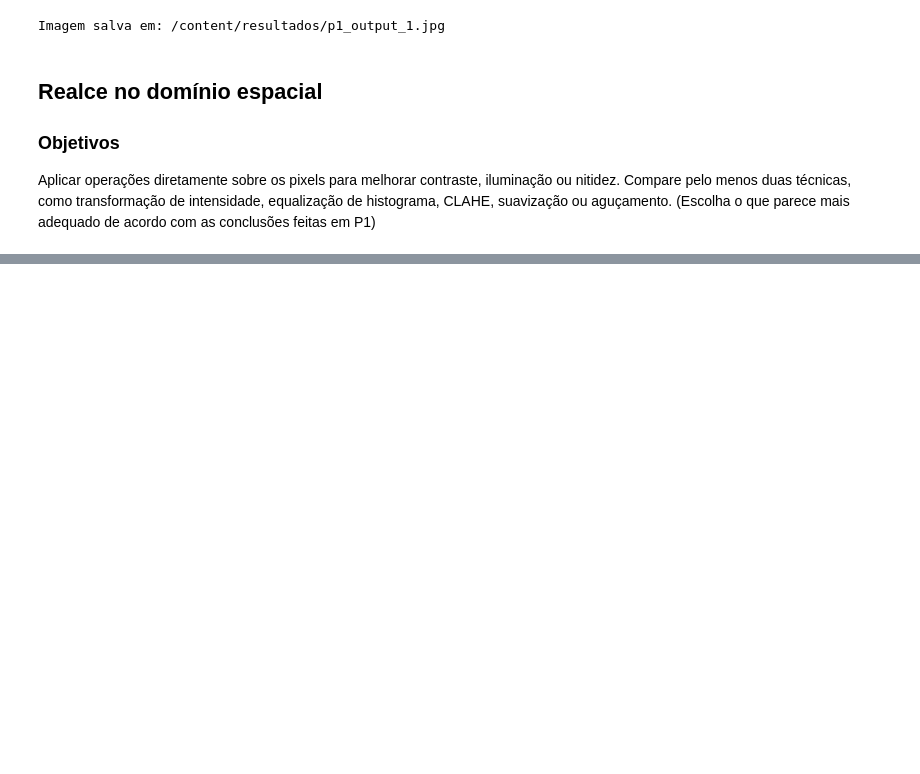
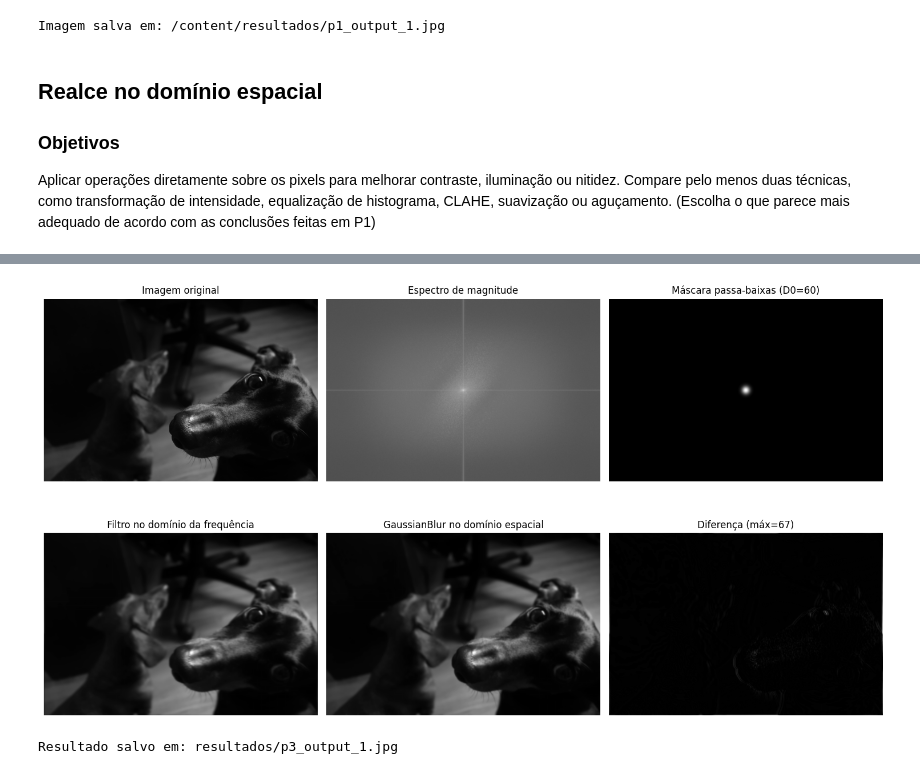
Before and after one commit to LeideMarina18/CRIAR_FOTOGRAFIA_COMPUTACIONAL_2026, a Jupyter notebook: atividade_01.ipynb, the cells around one changed output, grey strips where cells are left out. Cells and saved outputs as stored; diff of their text form; code cells hidden in the pictures; blank space fills up the shorter version.

```diff
--- a/atividade_01.ipynb
+++ b/atividade_01.ipynb
@@ -202 +194,78 @@ print("Resultados salvos com sucesso.")
 Resultados salvos com sucesso.
+# %%
+# TODO 3.1 — FFT 2D e centralização das baixas frequências
+fft = np.fft.fft2(gray_image)
+fft_centralizada = np.fft.fftshift(fft)
+
+
+# TODO 3.2 — Espectro de magnitude
+espectro = np.log1p(np.abs(fft_centralizada))
+
+
+# TODO 3.3 — Máscara passa-baixas Gaussiana
+linhas, colunas = gray_image.shape
+centro_linha, centro_coluna = linhas // 2, colunas // 2
+
+D0 = 60  # Quanto menor, maior o desfoque
+
+y, x = np.ogrid[:linhas, :colunas]
+distancia = np.sqrt(
+    (y - centro_linha) ** 2 +
+    (x - centro_coluna) ** 2
+)
+
+mascara = np.exp(-(distancia ** 2) / (2 * D0 ** 2))
+
+
+# TODO 3.4 — Aplicação do filtro e transformada inversa
+fft_filtrada = fft_centralizada * mascara
+
+imagem_filtrada = np.fft.ifft2(
+    np.fft.ifftshift(fft_filtrada)
+)
+
+imagem_filtrada = np.abs(imagem_filtrada)
+imagem_filtrada = np.uint8(np.clip(imagem_filtrada, 0, 255))
+
+
+# TODO 3.5 — Comparação com o desfoque Gaussiano
+imagem_gaussiana = cv2.GaussianBlur(
+    gray_image,
+    (0, 0),
+    sigmaX=linhas / (2 * np.pi * D0)
+)
+
+diferenca = cv2.absdiff(imagem_filtrada, imagem_gaussiana)
+
+
+# Visualização
+fig, axes = plt.subplots(2, 3, figsize=(15, 9))
+
+imagens = [
+    (gray_image, "Imagem original"),
+    (espectro, "Espectro de magnitude"),
+    (mascara, f"Máscara passa-baixas (D0={D0})"),
+    (imagem_filtrada, "Filtro no domínio da frequência"),
+    (imagem_gaussiana, "GaussianBlur no domínio espacial"),
+    (diferenca, f"Diferença (máx={diferenca.max()})")
+]
+
+for ax, (imagem, titulo) in zip(axes.ravel(), imagens):
+    ax.imshow(imagem, cmap="gray")
+    ax.set_title(titulo)
+    ax.axis("off")
+
+plt.tight_layout()
+plt.show()
+
+
+# Salvar resultado
+cv2.imwrite(
+    str(OUT_FOLDER / "p3_output_1.jpg"),
+    imagem_filtrada
+)
+
+print("Resultado salvo em:", OUT_FOLDER / "p3_output_1.jpg")
+# %% [output]
+[figure, added]
+Resultado salvo em: resultados/p3_output_1.jpg
```
Also changed, not shown: parts of 4 cells of this notebook.
